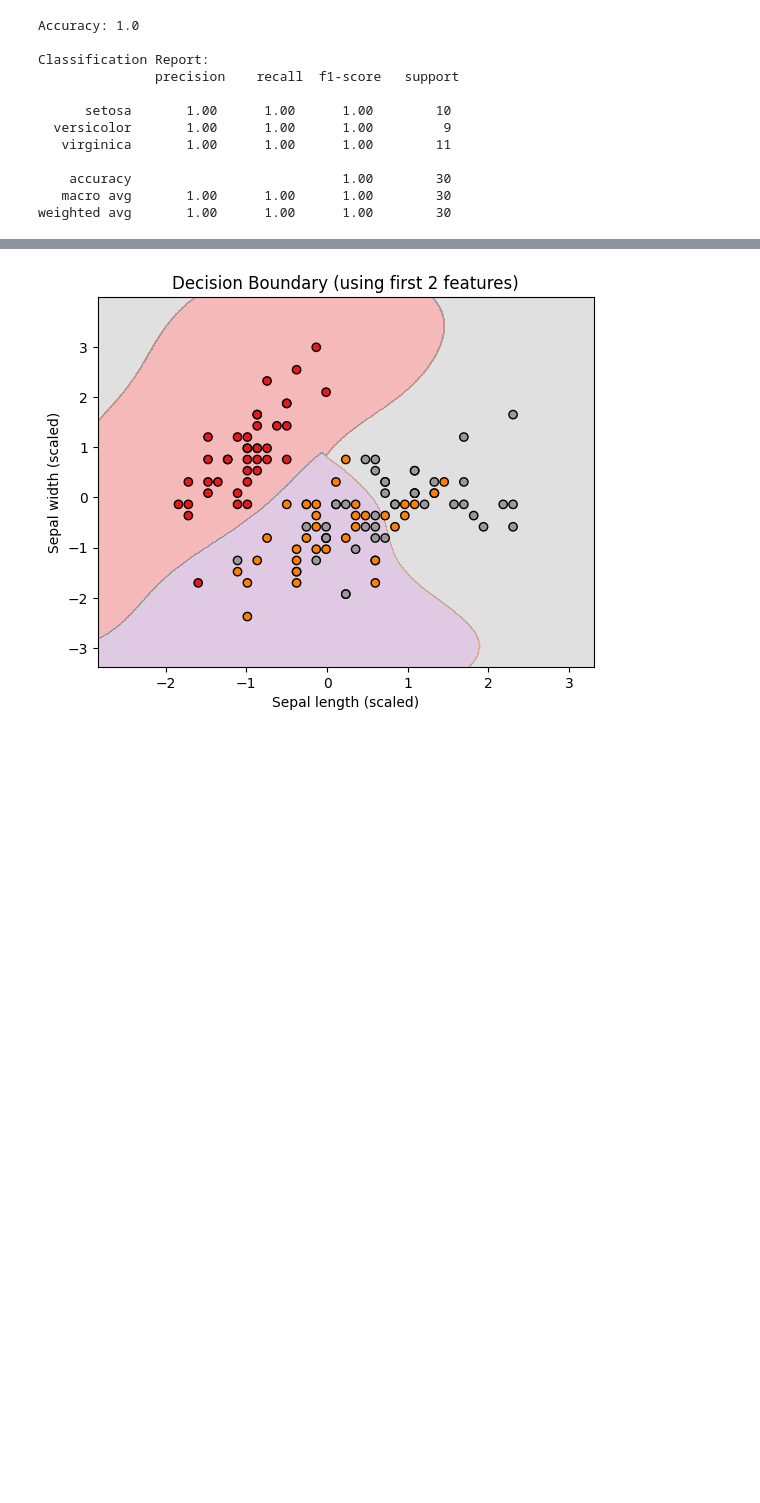
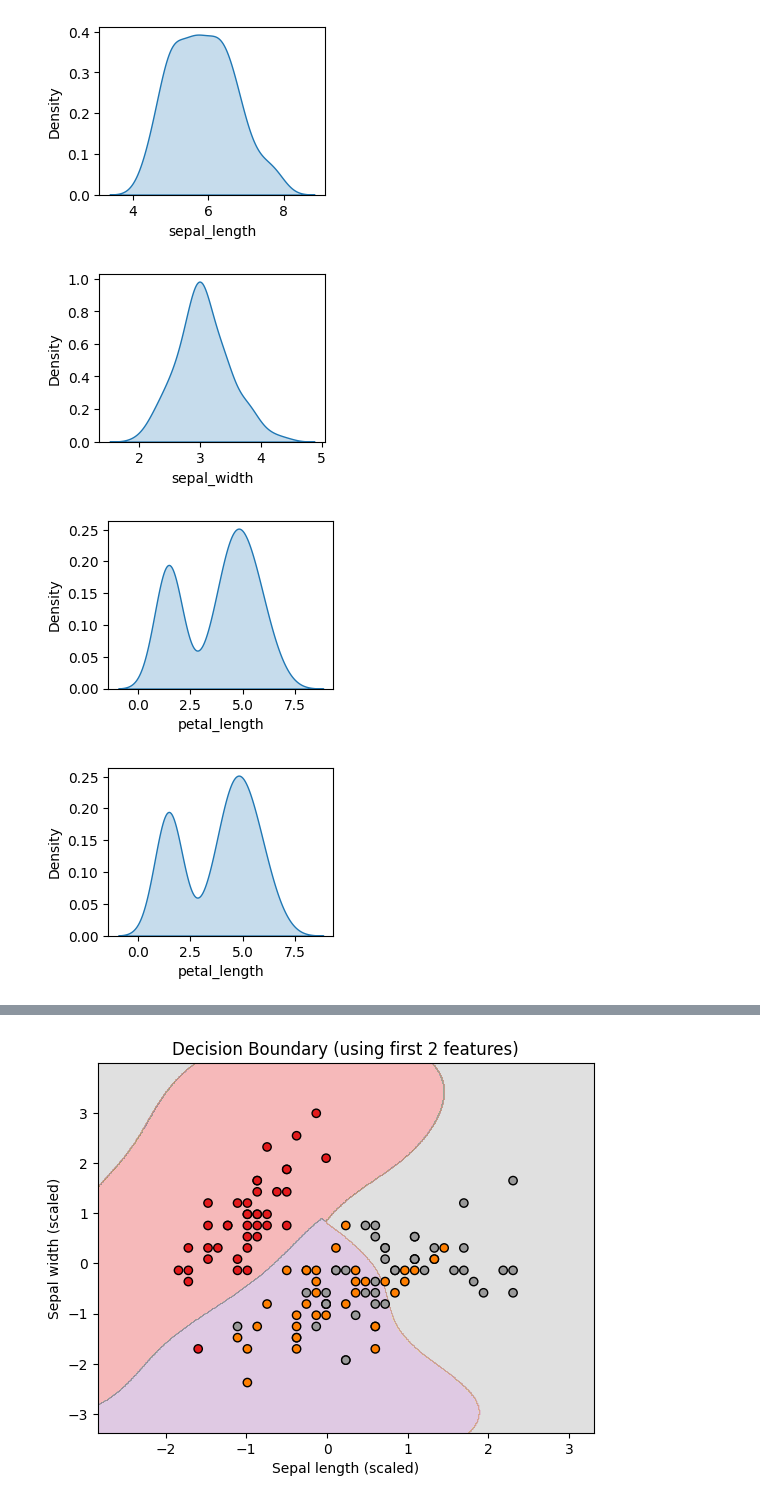
Before and after one commit to VARSHINI71710/Decision_tree_SVM, a Jupyter notebook: task.ipynb, the cells around one changed output, grey strips where cells are left out. Drawn from its saved outputs; the diff is of its cells as text; code cells hidden in the pictures; blank space fills up the shorter version.

```diff
--- a/task.ipynb
+++ b/task.ipynb
@@ -71,19 +63,30 @@ acc=accuracy_score(y_test, y_pred)
-# %%
-print("Accuracy:",acc)
-print("\nClassification Report:\n", classification_report(y_test, y_pred))
-# %% [output]
-Accuracy: 1.0
-
-Classification Report:
-               precision    recall  f1-score   support
-
-      setosa       1.00      1.00      1.00        10
-  versicolor       1.00      1.00      1.00         9
-   virginica       1.00      1.00      1.00        11
-
-    accuracy                           1.00        30
-   macro avg       1.00      1.00      1.00        30
-weighted avg       1.00      1.00      1.00        30
+# %%
+
+
+plt.subplot(2, 2, 1) #plt.subplot(rows, columns, plot_number)(left)
+sns.kdeplot(df['sepal_length'], fill=True)
+plt.show()
+
+
+plt.subplot(2, 2, 3)  # 1 row, 2 columns, plot 2(right)
+sns.kdeplot(df['sepal_width'], fill=True)
+plt.show()
+
+
+plt.subplot(2, 2, 2)  # Bottom-Left
+sns.kdeplot(df['petal_length'], fill=True)
+plt.show()
+
+
+plt.subplot(2, 2, 4)  # Bottom-Right
+sns.kdeplot(df['petal_length'], fill=True)
+
+plt.show()
+# %% [output]
+[figure, added]
+[figure, added]
+[figure, added]
+[figure, added]
 # %%
 cm=confusion_matrix(y_test, y_pred)            #A confusion matrix is a table that shows the number of: TP,TN,FP,FN
 disp=ConfusionMatrixDisplay(confusion_matrix=cm, display_labels=iris.target_names)
```
Also changed, not shown: parts of 13 cells of this notebook, 4 other files.
